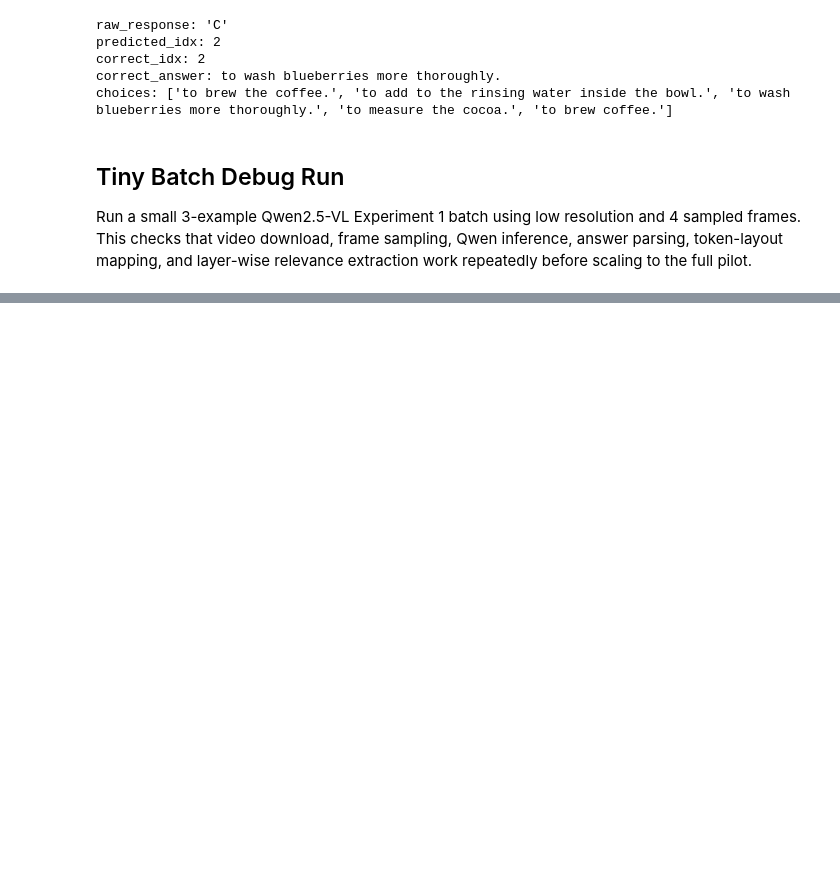
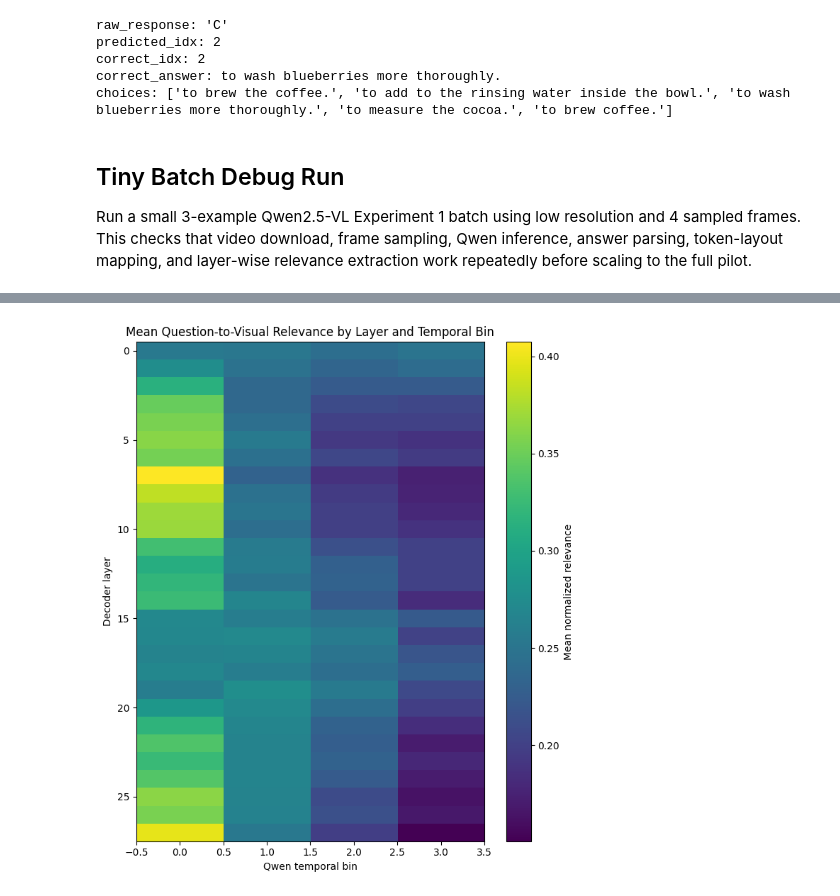
Before and after one commit to archthegit/adaptive-visual-processing, a Jupyter notebook: colab/vqa_experiment1.ipynb, the cells around one changed output, grey strips where cells are left out. Cells and saved outputs as stored; diff of their text form; code cells hidden in the pictures; blank space fills up the shorter version.

```diff
--- a/colab/vqa_experiment1.ipynb
+++ b/colab/vqa_experiment1.ipynb
@@ -209,0 +591,20 @@ Plan JSON: outputs/manifest_video_download_plan.json
+# %%
+frame_scores = np.array([
+    [
+        statistics.mean(d["relevance"]["normalized_frame_scores"][i][j] for d in data)
+        for j in range(len(data[0]["relevance"]["normalized_frame_scores"][i]))
+    ]
+    for i in range(L)
+])
+
+plt.figure(figsize=(7,8))
+plt.imshow(frame_scores, aspect="auto", cmap="viridis")
+plt.colorbar(label="Mean normalized relevance")
+plt.xlabel("Qwen temporal bin")
+plt.ylabel("Decoder layer")
+plt.title("Mean Question-to-Visual Relevance by Layer and Temporal Bin")
+plt.tight_layout()
+plt.savefig(out + "/layer_temporal_heatmap.png", dpi=200)
+plt.show()
+# %% [output]
+[figure, added]
```
Also changed, not shown: parts of 30 cells of this notebook.
